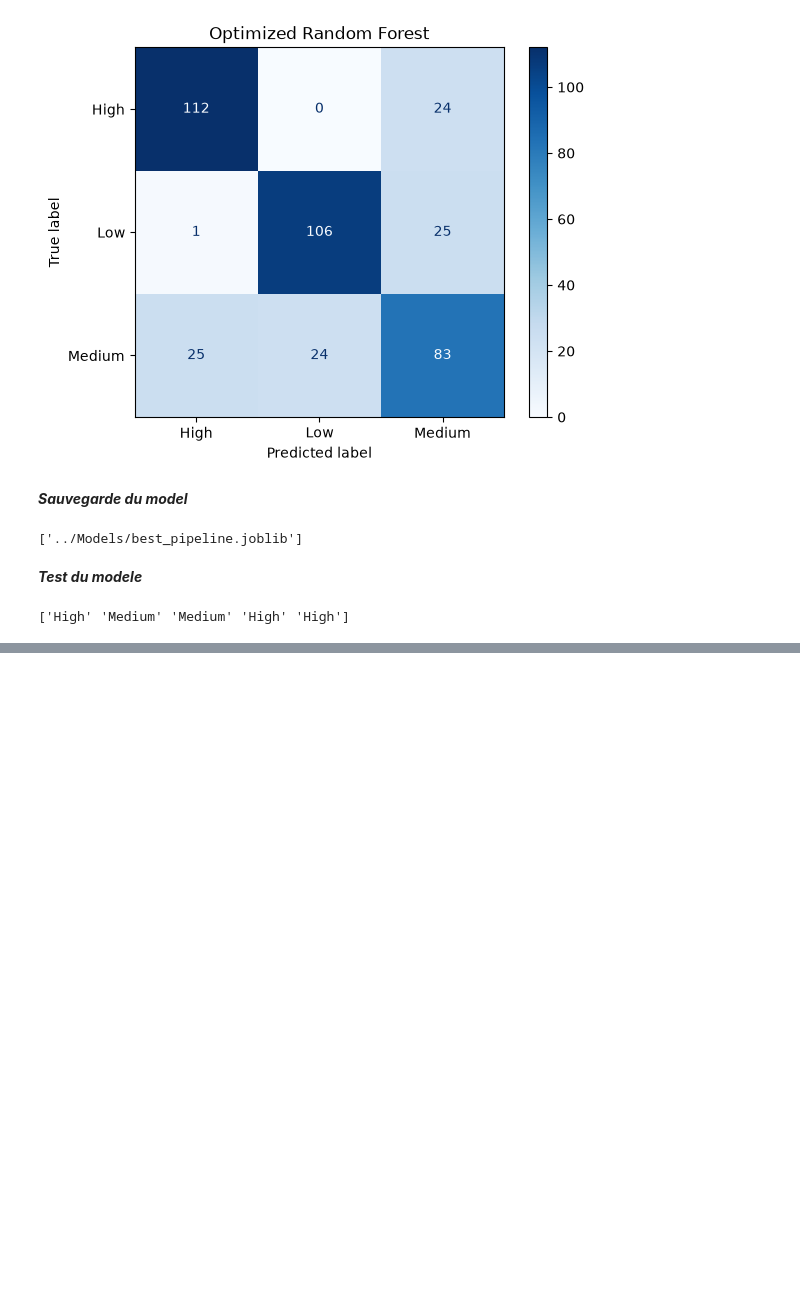
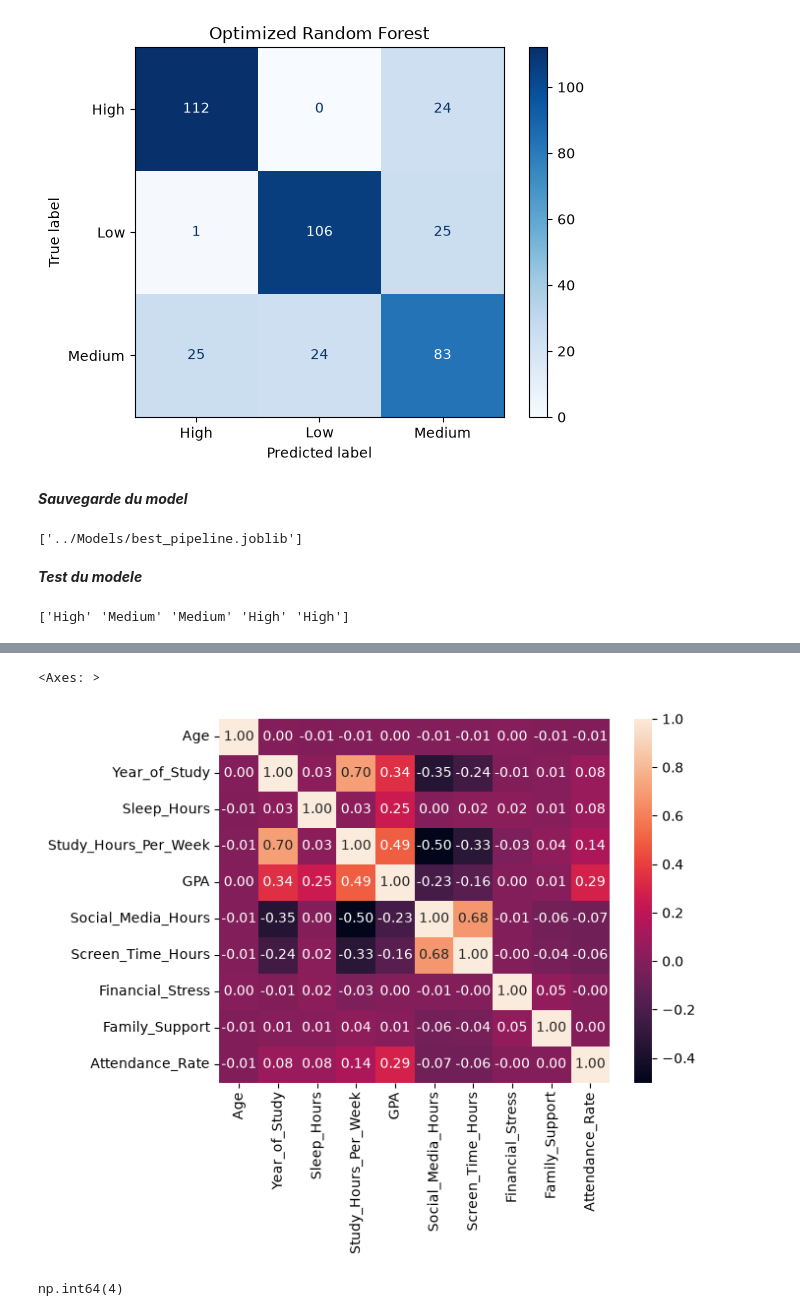
Before and after one commit to Kadiri-Mohamed/StudentMind, a Jupyter notebook: Notebooks/Notebook.ipynb, the cells around one changed output, grey strips where cells are left out. Drawn from its saved outputs; the diff is of its cells as text; code cells hidden in the pictures; blank space fills up the shorter version.

```diff
--- a/Notebooks/Notebook.ipynb
+++ b/Notebooks/Notebook.ipynb
@@ -626,0 +717,24 @@ print(predictions)
+# %%
+sns.heatmap(
+    df.select_dtypes(include=np.number).corr(),
+    annot=True,
+    fmt=".2f"
+)
+# %% [output]
+<Axes: >
+[figure, added]
+# %%
+q1 = df['Age'].quantile(0.25)
+q3 = df['Age'].quantile(0.75)
+
+iqr = q3 - q1
+
+lower = q1 - 1.5 * iqr
+
+upper = q3 + 1.5 * iqr
+
+count = ((df['Age'] > upper ) | (lower > df['Age'])).sum()
+
+count
+# %% [output]
+np.int64(4)
```
Also changed, not shown: parts of 11 cells of this notebook, 10 other files.
